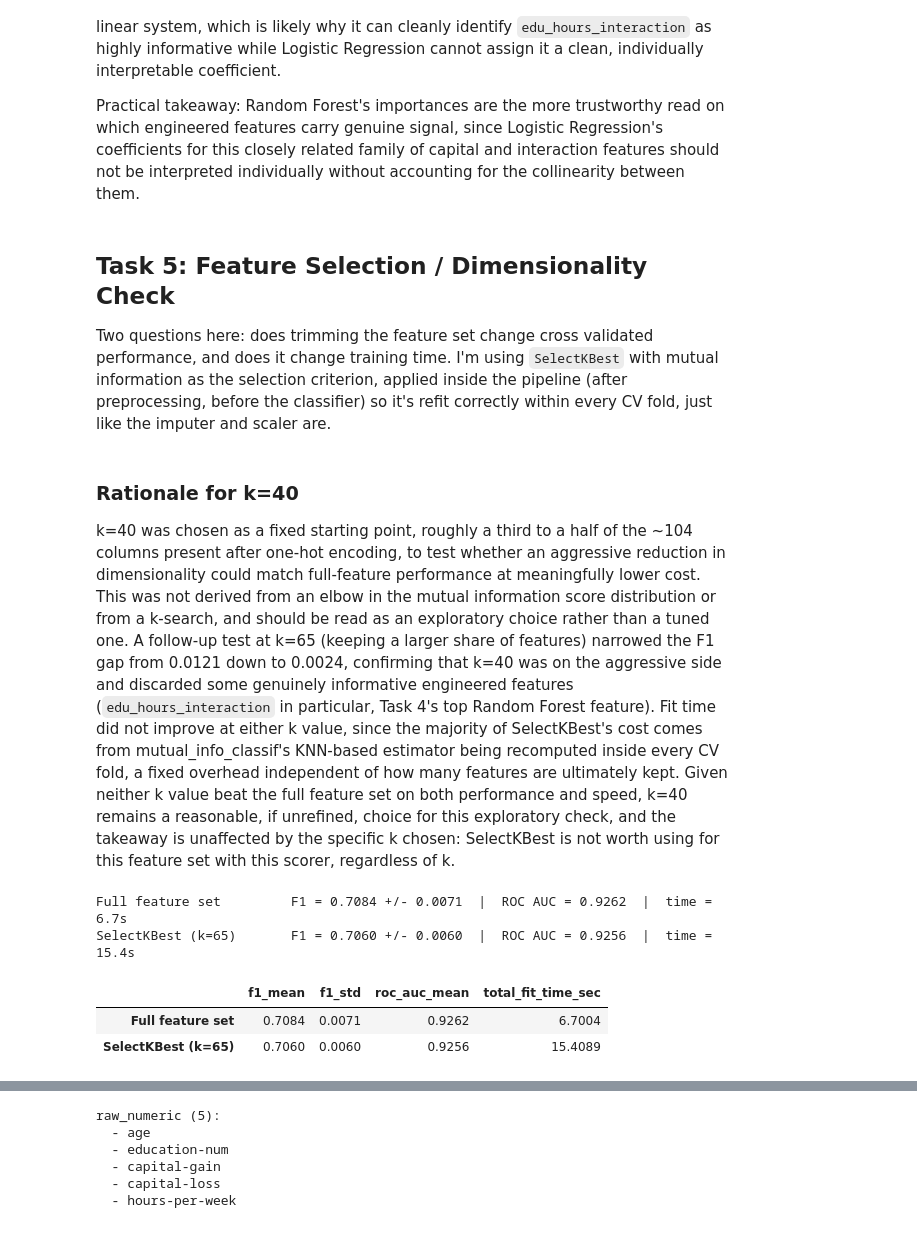
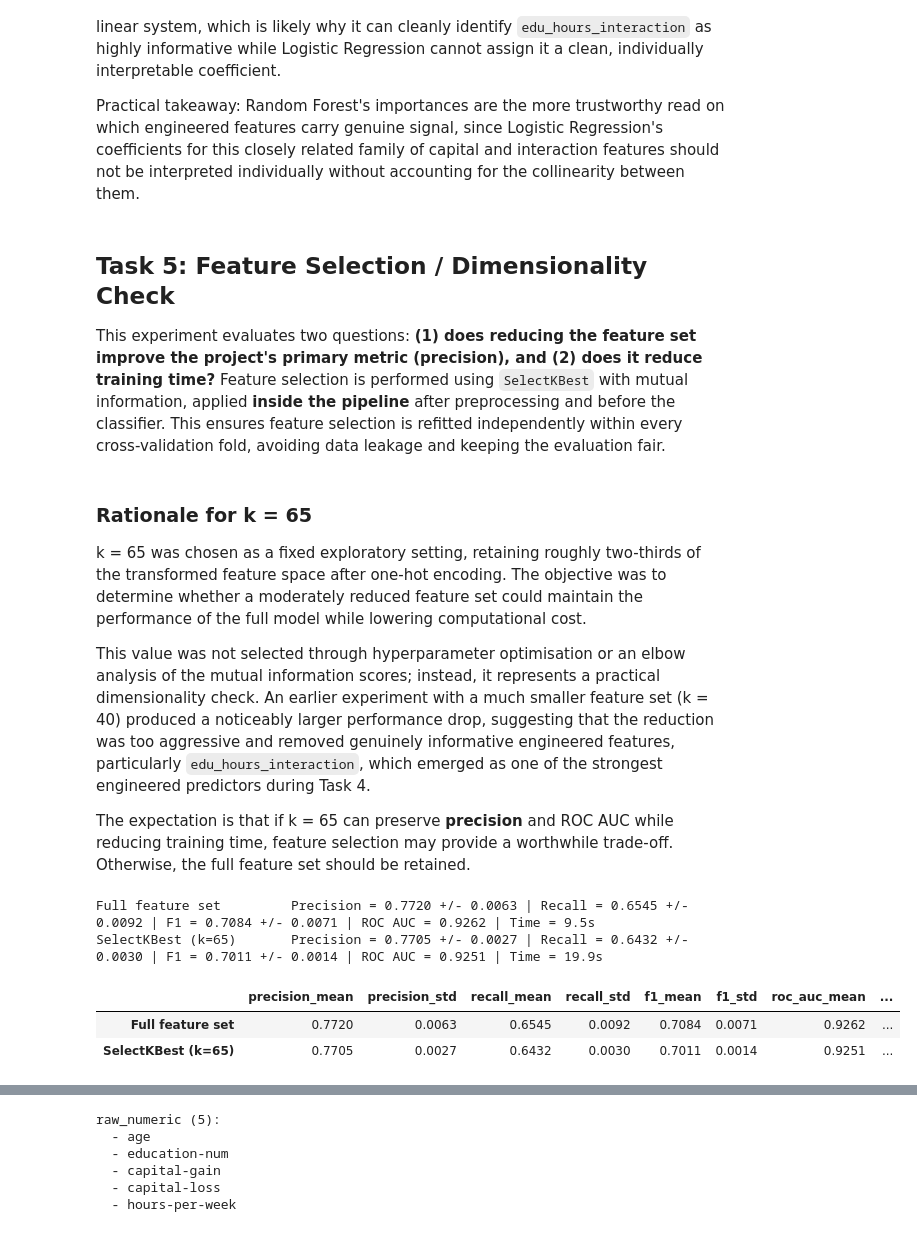
Before and after one commit to Dev-Squad-2-0/rania-shoaib, a Jupyter notebook: Week-4/Day-3/week4_day3_adult_income.ipynb, the cells around one changed output, grey strips where cells are left out. Cells and saved outputs as stored; diff of their text form; code cells hidden in the pictures.

```diff
--- a/Week-4/Day-3/week4_day3_adult_income.ipynb
+++ b/Week-4/Day-3/week4_day3_adult_income.ipynb
@@ -1161,71 +1172,83 @@ between them.
 # %% [markdown]
 ## Task 5: Feature Selection / Dimensionality Check
 
-Two questions here: does trimming the feature set change cross validated
-performance, and does it change training time. I'm using `SelectKBest` with
-mutual information as the selection criterion, applied inside the pipeline (after
-preprocessing, before the classifier) so it's refit correctly within every CV fold,
-just like the imputer and scaler are.
+This experiment evaluates two questions: **(1) does reducing the feature set improve the project's primary metric (precision), and (2) does it reduce training time?** Feature selection is performed using `SelectKBest` with mutual information, applied **inside the pipeline** after preprocessing and before the classifier. This ensures feature selection is refitted independently within every cross-validation fold, avoiding data leakage and keeping the evaluation fair.
 # %% [markdown]
-### Rationale for k=40
+### Rationale for k = 65
 
-k=40 was chosen as a fixed starting point, roughly a third to a half of the ~104
-columns present after one-hot encoding, to test whether an aggressive reduction in
-dimensionality could match full-feature performance at meaningfully lower cost.
-This was not derived from an elbow in the mutual information score distribution or
-from a k-search, and should be read as an exploratory choice rather than a tuned
-one. A follow-up test at k=65 (keeping a larger share of features) narrowed the F1
-gap from 0.0121 down to 0.0024, confirming that k=40 was on the aggressive side and
-discarded some genuinely informative engineered features (`edu_hours_interaction`
-in particular, Task 4's top Random Forest feature). Fit time did not improve at
-either k value, since the majority of SelectKBest's cost comes from mutual_info_classif's
-KNN-based estimator being recomputed inside every CV fold, a fixed overhead
-independent of how many features are ultimately kept. Given neither k value beat the
-full feature set on both performance and speed, k=40 remains a reasonable, if
-unrefined, choice for this exploratory check, and the takeaway is unaffected by the
-specific k chosen: SelectKBest is not worth using for this feature set with this
-scorer, regardless of k.
+k = 65 was chosen as a fixed exploratory setting, retaining roughly two-thirds of the transformed feature space after one-hot encoding. The objective was to determine whether a moderately reduced feature set could maintain the performance of the full model while lowering computational cost.
+
+This value was not selected through hyperparameter optimisation or an elbow analysis of the mutual information scores; instead, it represents a practical dimensionality check. An earlier experiment with a much smaller feature set (k = 40) produced a noticeably larger performance drop, suggesting that the reduction was too aggressive and removed genuinely informative engineered features, particularly `edu_hours_interaction`, which emerged as one of the strongest engineered predictors during Task 4.
+
+The expectation is that if k = 65 can preserve **precision** and ROC AUC while reducing training time, feature selection may provide a worthwhile trade-off. Otherwise, the full feature set should be retained.
 # %%
 from sklearn.feature_selection import SelectKBest, mutual_info_classif as mi_classif
 
-# Try a reduced feature count vs. the full set, using the strongest performing model from Task 3
+# Compare the full feature set against SelectKBest using the best model from Task 3
 best_model_name = ranked_models[0]
 best_clf = candidate_models[best_model_name]
 
-k_value = 65  # keep top 40 transformed columns by mutual information
+k_value = 65
 
 pipe_full = Pipeline([
     ("feature_engineering", feature_engineer),
     ("preprocessing", preprocessor_fe),
     ("clf", best_clf),
 ])
 
 pipe_selected = Pipeline([
     ("feature_engineering", feature_engineer),
     ("preprocessing", preprocessor_fe),
     ("select", SelectKBest(score_func=mi_classif, k=k_value)),
     ("clf", best_clf),
 ])
 
 results_compare = {}
-for label, pipe in [("Full feature set", pipe_full), (f"SelectKBest (k={k_value})", pipe_selected)]:
+
+for label, pipe in [
+    ("Full feature set", pipe_full),
+    (f"SelectKBest (k={k_value})", pipe_selected),
+]:
+
     start = time.time()
-    scores = cross_validate(pipe, X_train_fe_input, y_train, cv=cv, scoring=scoring, n_jobs=-1)
+
+    scores = cross_validate(
+        pipe,
+        X_train_fe_input,
+        y_train,
+        cv=cv,
+        scoring=scoring,
+        n_jobs=-1,
+    )
+
     elapsed = time.time() - start
+
     results_compare[label] = {
-        "f1_mean": scores["test_f1"].mean(), "f1_std": scores["test_f1"].std(),
+        "precision_mean": scores["test_precision"].mean(),
+        "precision_std": scores["test_precision"].std(),
+        "recall_mean": scores["test_recall"].mean(),
+        "recall_std": scores["test_recall"].std(),
+        "f1_mean": scores["test_f1"].mean(),
+        "f1_std": scores["test_f1"].std(),
         "roc_auc_mean": scores["test_roc_auc"].mean(),
         "total_fit_time_sec": elapsed,
     }
-    print(f"{label:24s} F1 = {scores['test_f1'].mean():.4f} +/- {scores['test_f1'].std():.4f}  |  "
-          f"ROC AUC = {scores['test_roc_auc'].mean():.4f}  |  time = {elapsed:.1f}s")
+
+    print(
+        f"{label:24s} "
+        f"Precision = {scores['test_precision'].mean():.4f} +/- {scores['test_precision'].std():.4f} | "
+        f"Recall = {scores['test_recall'].mean():.4f} +/- {scores['test_recall'].std():.4f} | "
+        f"F1 = {scores['test_f1'].mean():.4f} +/- {scores['test_f1'].std():.4f} | "
+        f"ROC AUC = {scores['test_roc_auc'].mean():.4f} | "
+        f"Time = {elapsed:.1f}s"
+    )
 
 pd.DataFrame(results_compare).T.round(4)
 # %% [output]
-Full feature set         F1 = 0.7084 +/- 0.0071  |  ROC AUC = 0.9262  |  time = 6.7s
-SelectKBest (k=65)       F1 = 0.7060 +/- 0.0060  |  ROC AUC = 0.9256  |  time = 15.4s
+Full feature set         Precision = 0.7720 +/- 0.0063 | Recall = 0.6545 +/- 0.0092 | F1 = 0.7084 +/- 0.0071 | ROC AUC = 0.9262 | Time = 9.5s
+SelectKBest (k=65)       Precision = 0.7705 +/- 0.0027 | Recall = 0.6432 +/- 0.0030 | F1 = 0.7011 +/- 0.0014 | ROC AUC = 0.9251 | Time = 19.9s
-|  | f1_mean | f1_std | roc_auc_mean | total_fit_time_sec |
-| Full feature set | 0.7084 | 0.0071 | 0.9262 | 6.7004 |
-| SelectKBest (k=65) | 0.7060 | 0.0060 | 0.9256 | 15.4089 |
+|  | precision_mean | precision_std | recall_mean | recall_std | f1_mean | f1_std | roc_auc_mean | ... |
+| Full feature set | 0.7720 | 0.0063 | 0.6545 | 0.0092 | 0.7084 | 0.0071 | 0.9262 | ... |
+| SelectKBest (k=65) | 0.7705 | 0.0027 | 0.6432 | 0.0030 | 0.7011 | 0.0014 | 0.9251 | ... |
 # %%
 labels = list(results_compare.keys())
```
Also changed, not shown: parts of 14 cells of this notebook, 3 other files.
